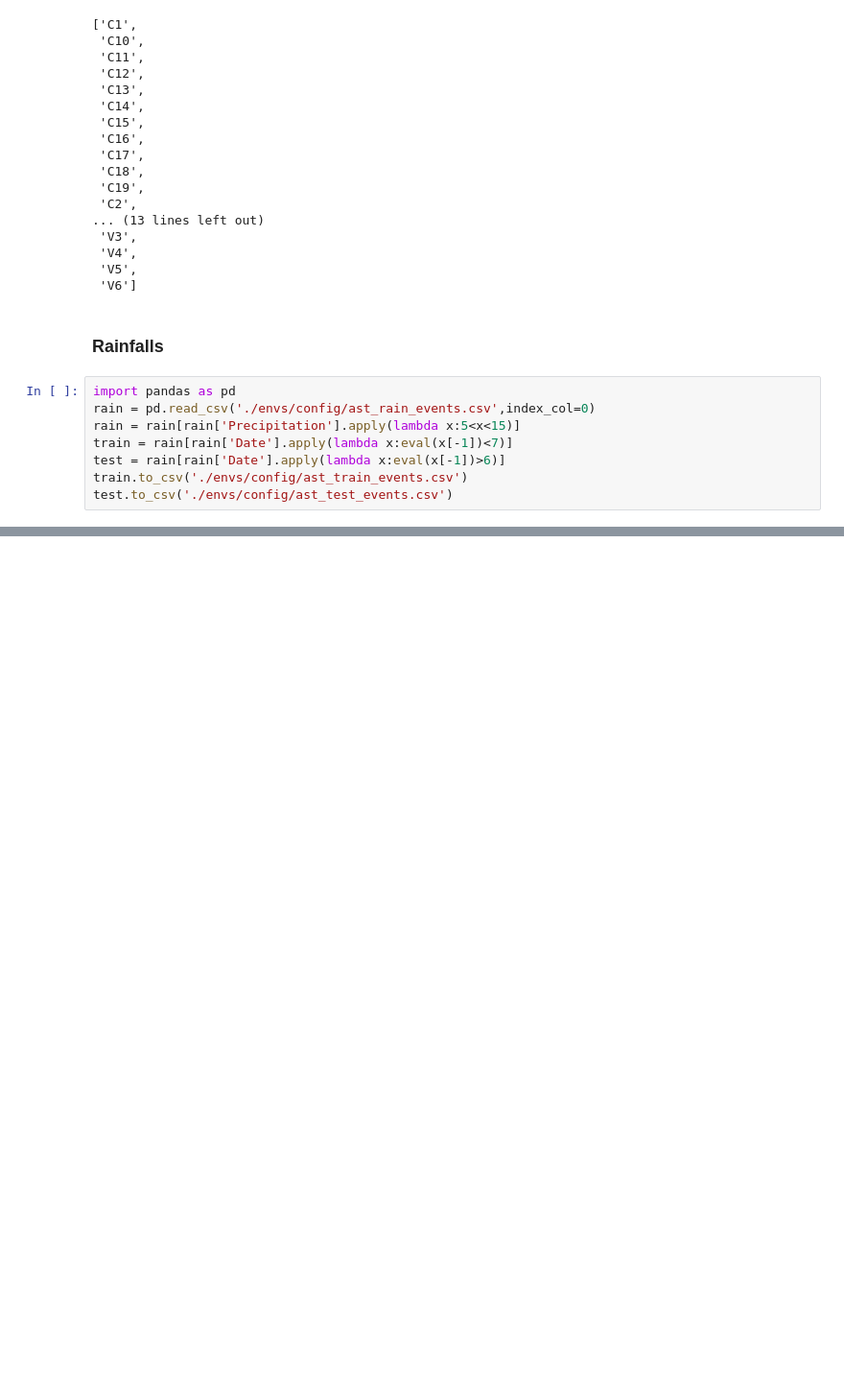
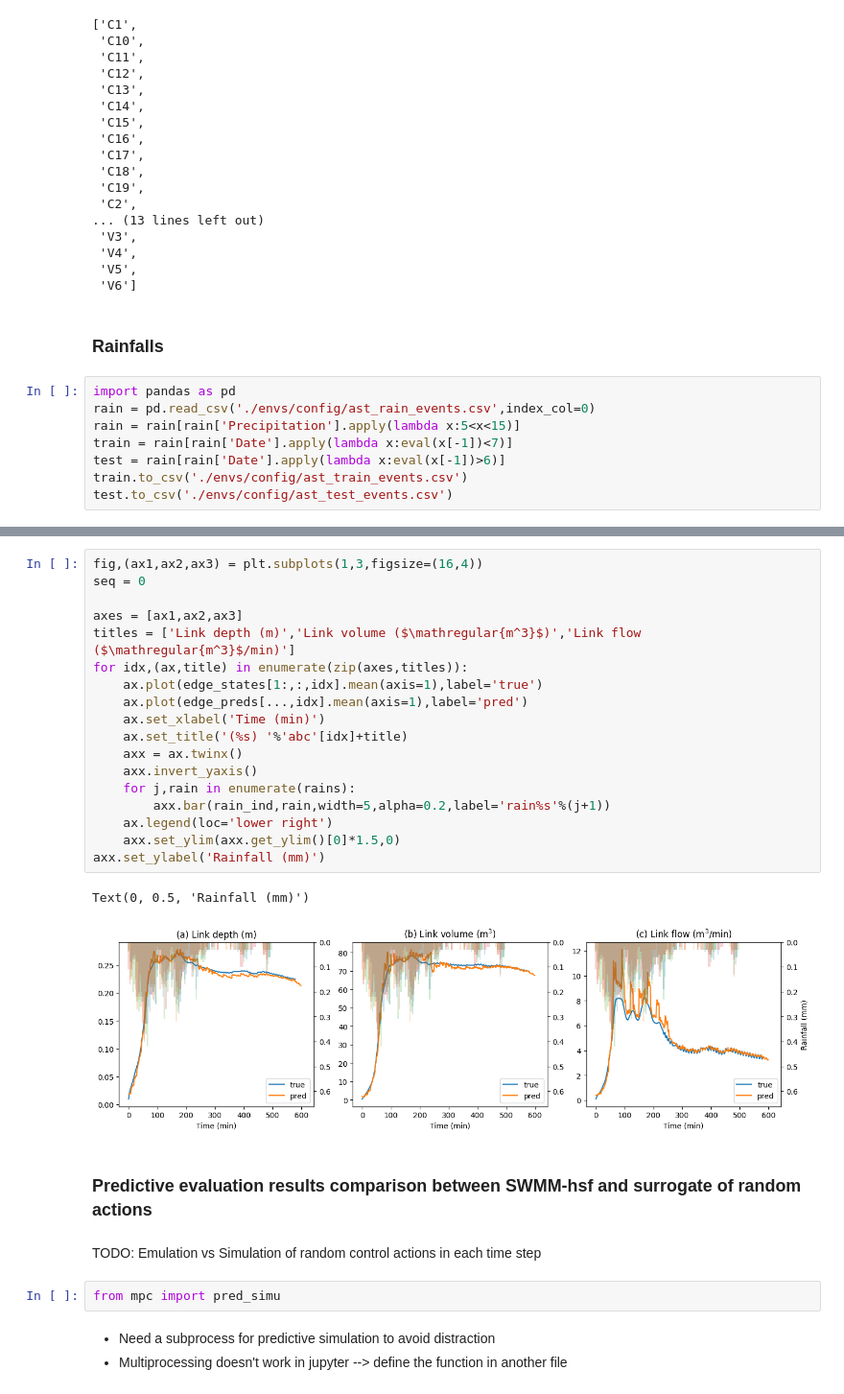
Before and after one commit to Zhiyu014/GNN-UDS, a Jupyter notebook: surrogate/test.ipynb, the cells around one changed output, grey strips where cells are left out. Shown at 96% size. Cells and saved outputs as stored; diff of their text form; blank space fills up the shorter version.

```diff
--- a/surrogate/test.ipynb
+++ b/surrogate/test.ipynb
@@ -1296,0 +1442,30 @@ test.to_csv('./envs/config/ast_test_events.csv')
+# %%
+fig,(ax1,ax2,ax3) = plt.subplots(1,3,figsize=(16,4))
+seq = 0
+
+axes = [ax1,ax2,ax3]
+titles = ['Link depth (m)','Link volume ($\mathregular{m^3}$)','Link flow ($\mathregular{m^3}$/min)']
+for idx,(ax,title) in enumerate(zip(axes,titles)):
+    ax.plot(edge_states[1:,:,idx].mean(axis=1),label='true')
+    ax.plot(edge_preds[...,idx].mean(axis=1),label='pred')
+    ax.set_xlabel('Time (min)')
+    ax.set_title('(%s) '%'abc'[idx]+title)
+    axx = ax.twinx()
+    axx.invert_yaxis()
+    for j,rain in enumerate(rains):
+        axx.bar(rain_ind,rain,width=5,alpha=0.2,label='rain%s'%(j+1))
+    ax.legend(loc='lower right')
+    axx.set_ylim(axx.get_ylim()[0]*1.5,0)
+axx.set_ylabel('Rainfall (mm)')
+# %% [output]
+Text(0, 0.5, 'Rainfall (mm)')
+[figure, added]
+# %% [markdown]
+### Predictive evaluation results comparison between SWMM-hsf and surrogate of random actions
+# %% [markdown]
+TODO: Emulation vs Simulation of random control actions in each time step
+# %%
+from mpc import pred_simu
+# %% [markdown]
+- Need a subprocess for predictive simulation to avoid distraction
+- Multiprocessing doesn't work in jupyter --> define the function in another file
```
Also changed, not shown: parts of 32 cells of this notebook, 20 other files.
